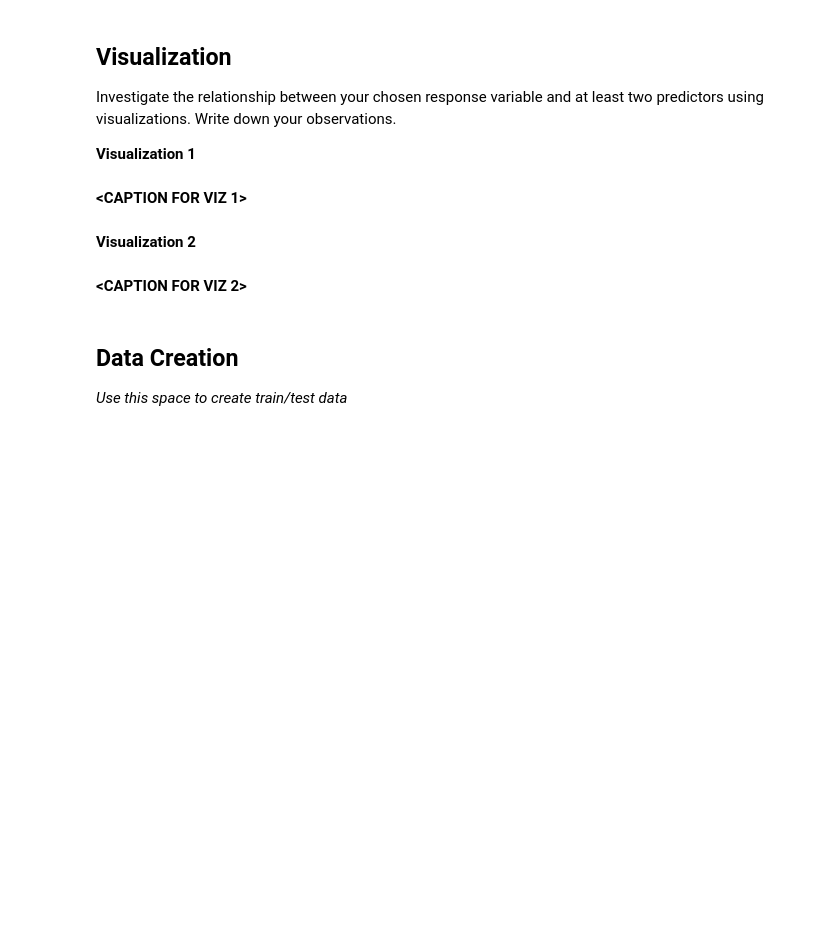
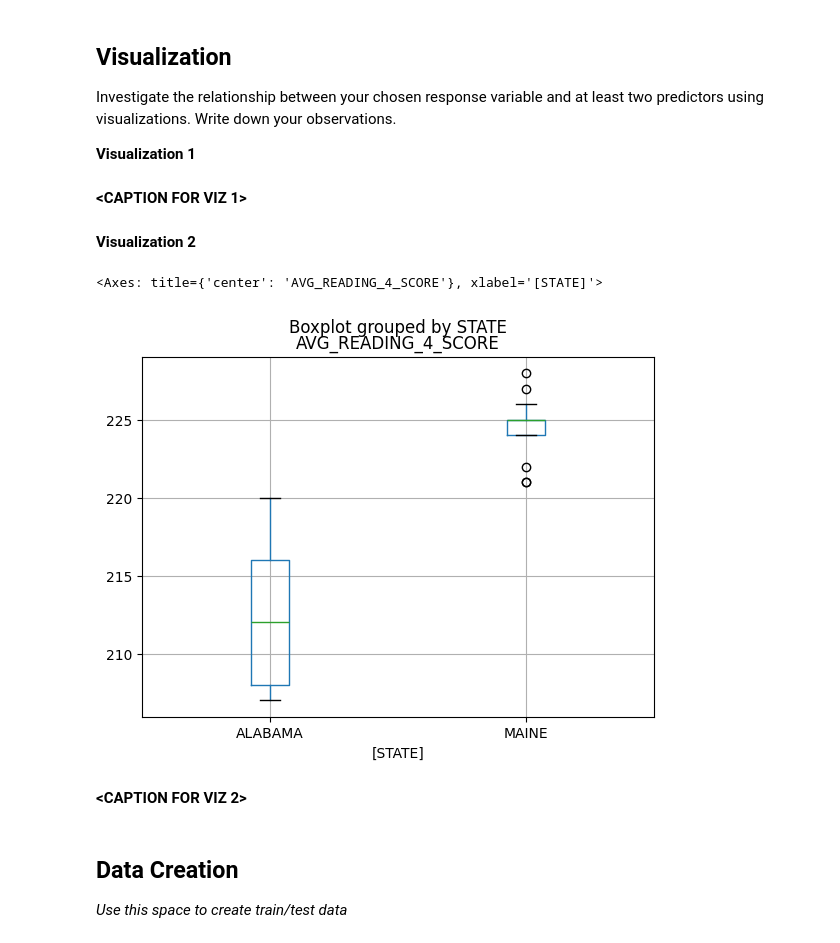
Before and after one commit to Aqsarw/MDST-Tutorial, a Jupyter notebook: MDST-Onboarding-main/tutorial1/checkpoint1.ipynb, the cells around one changed output. Drawn from its saved outputs; the diff is of its cells as text; code cells hidden in the pictures; blank space fills up the shorter version.

```diff
--- a/MDST-Onboarding-main/tutorial1/checkpoint1.ipynb
+++ b/MDST-Onboarding-main/tutorial1/checkpoint1.ipynb
@@ -112,3 +155,12 @@ Investigate the relationship between your chosen response variable and at least
+# %%
+# average 4th grase reading score Alabama vs Maine
+df.loc[df['STATE']=='ALABAMA', 'AVG_READING_4_SCORE'].mean(), df.loc[df['STATE']=='MAINE', 'AVG_READING_4_SCORE'].mean()
+
+#visualization aAlabam vs Maine using boxplot
+df.loc[df['STATE'].isin(['ALABAMA', 'MAINE']), ['STATE', 'AVG_READING_4_SCORE']].boxplot(by='STATE')
+# %% [output]
+<Axes: title={'center': 'AVG_READING_4_SCORE'}, xlabel='[STATE]'>
+[figure, added]
 # %% [markdown]
 **<CAPTION FOR VIZ 2>**
 # %% [markdown]
```
Also changed, not shown: parts of 22 cells of this notebook.
